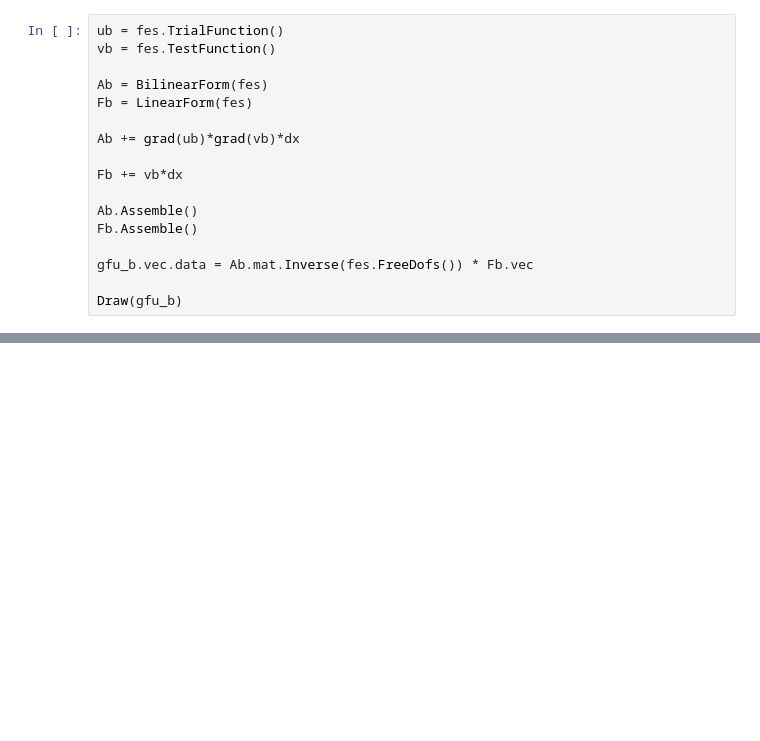
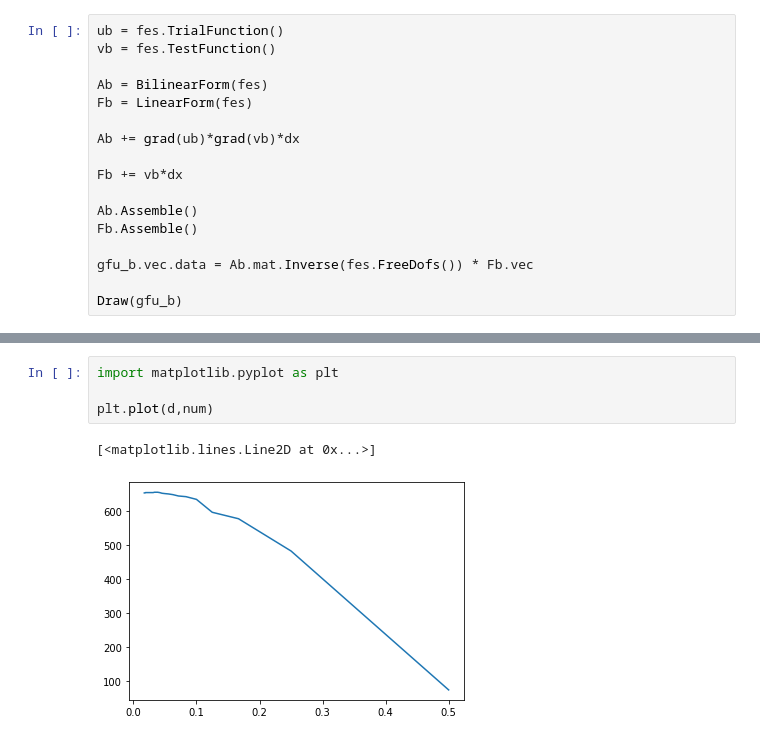
Before and after one commit to GenosW/num-pde, a Jupyter notebook: Exercises/Ex8/8.1.ipynb, the cells around one changed output, grey strips where cells are left out. Saved outputs shown, nothing was run; the diff lists cells and outputs as text; blank space fills up the shorter version.

```diff
--- a/Exercises/Ex8/8.1.ipynb
+++ b/Exercises/Ex8/8.1.ipynb
@@ -55,0 +112,7 @@ Draw(gfu_b)
+# %%
+import matplotlib.pyplot as plt
+
+plt.plot(d,num)
+# %% [output]
+[<matplotlib.lines.Line2D at 0x...>]
+[figure, added]
```
Also changed, not shown: parts of 9 cells of this notebook.
